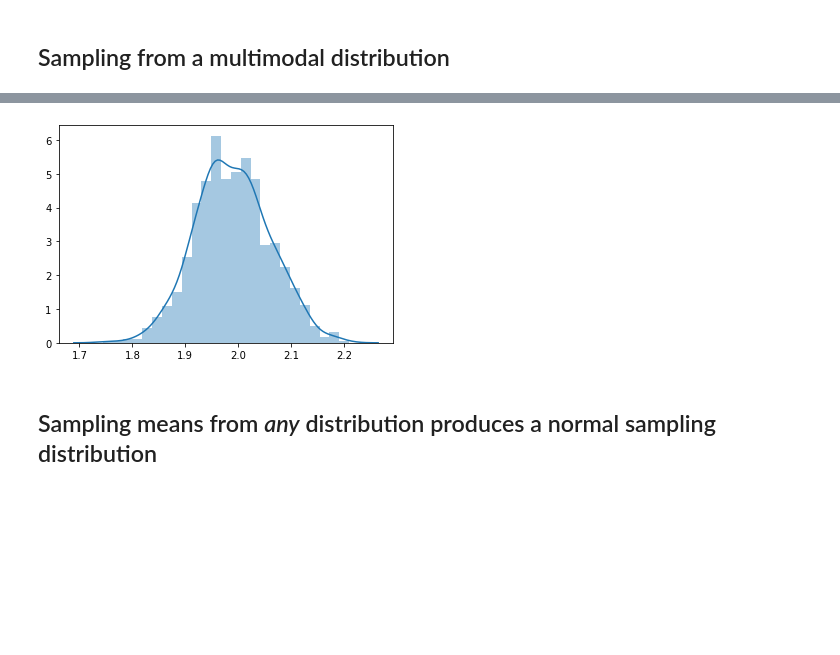
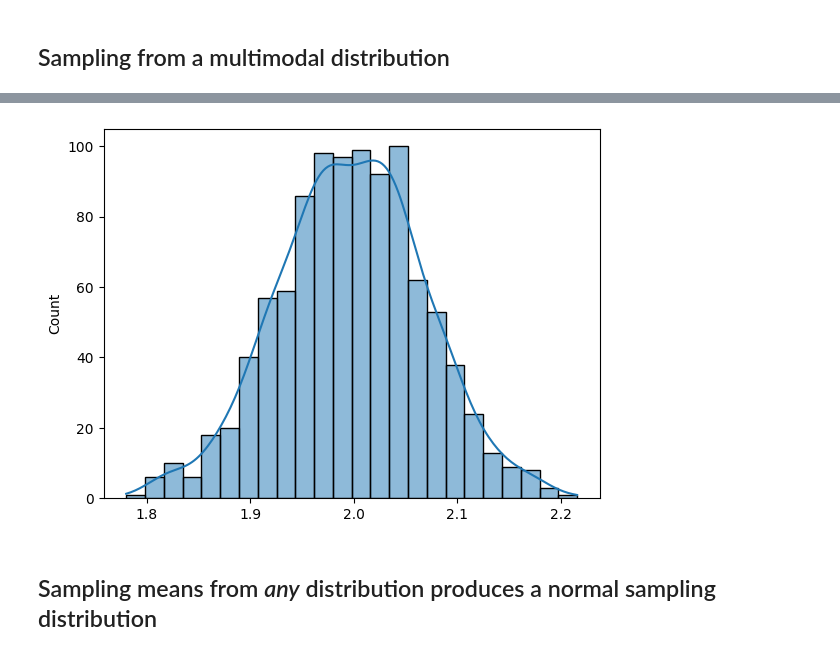
Before and after one commit to praveendhac/aiml-iisc-assignments, a Jupyter notebook: assignment1/central_limit_theorem.ipynb, the cells around one changed output, grey strips where cells are left out. Saved outputs shown, nothing was run; the diff lists cells and outputs as text; code cells hidden in the pictures; blank space fills up the shorter version.

```diff
--- a/assignment1/central_limit_theorem.ipynb
+++ b/assignment1/central_limit_theorem.ipynb
@@ -98,7 +112,8 @@ _ = sns.distplot(m)
 # %%
-_ = sns.distplot(sample_mean_calculator(m, 1000, 1000))
+#_ = sns.distplot(sample_mean_calculator(m, 1000, 1000))
+_ = sns.histplot(sample_mean_calculator(m, 1000, 1000), kde=True)
 # %% [output]
-[figure, old version]
+[figure, new version]
 # %% [markdown]
 ## Sampling means from *any* distribution produces a normal sampling distribution
 # %% [markdown]
```
Also changed, not shown: parts of 21 cells of this notebook.
